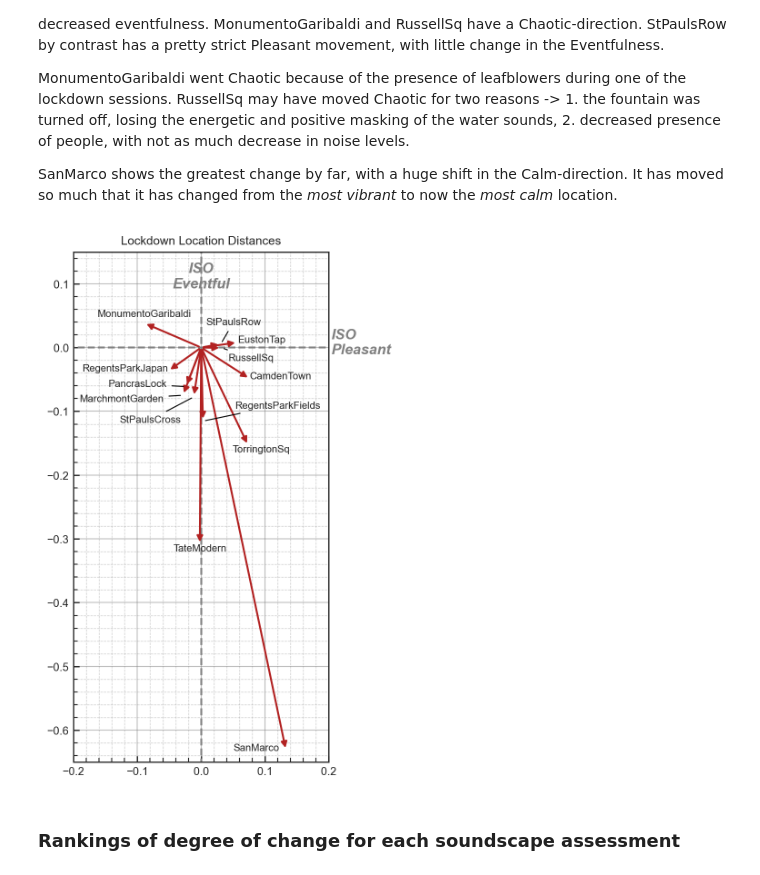
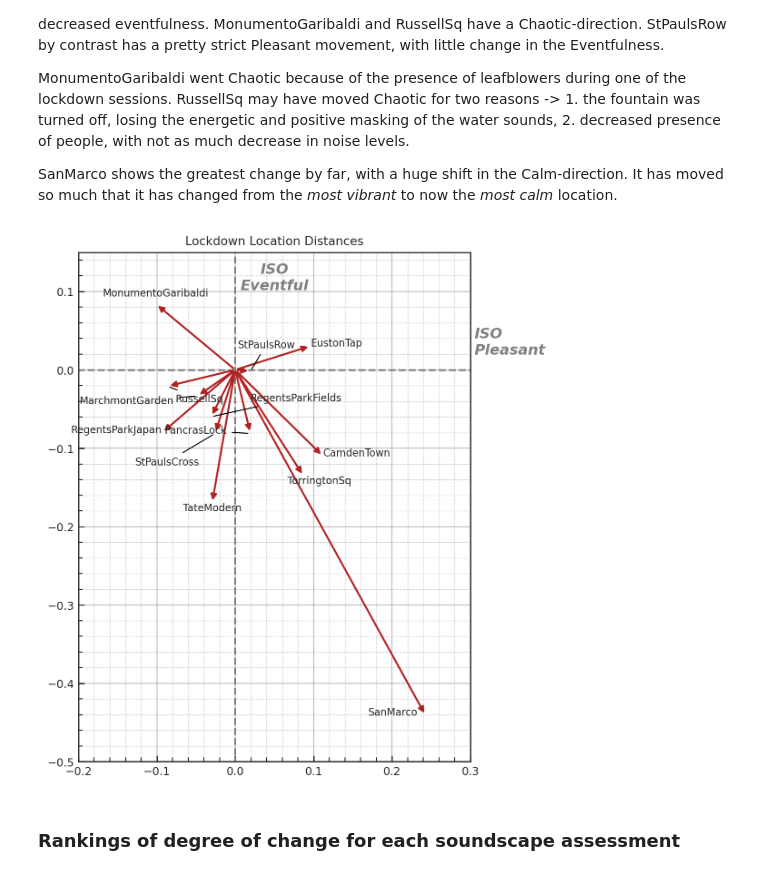
Before and after one commit to MitchellAcoustics/J5_JASA_Lockdown-SS, a Jupyter notebook: Lockdown-prediction-results-circumplex.ipynb, the cells around one changed output. Saved outputs shown, nothing was run; the diff lists cells and outputs as text; code cells hidden in the pictures.

```diff
--- a/Lockdown-prediction-results-circumplex.ipynb
+++ b/Lockdown-prediction-results-circumplex.ipynb
@@ -43,6 +43,6 @@ features = features + dep_vars + acoustic_vars
 ssidData = ssidData[features]
 
 prelockdownData = ssidData[ssidData.Lockdown == 0]
-lockdownData = pd.read_csv(RESULTS_DIR.joinpath("2021-05-19/Predicted Lockdown Data_18766.csv"), index_col=0)
+lockdownData = pd.read_csv(RESULTS_DIR.joinpath("2021-06-02/Predicted Lockdown Data_2021-06-02_2.csv"), index_col=0)
 
 ordered_locations = sorted(set(prelockdownData.LocationID))
@@ -461,7 +463,7 @@ plt.rcParams['figure.dpi'] = 200 # 200 e.g. is really fine, but slower
 
 line_weights = 1.5
 
-ax = fig.add_subplot(221, aspect="equal", xlim=(-0.2, 0.2), ylim=(-0.65, 0.15))
+ax = fig.add_subplot(221, aspect="equal", xlim=(-0.2, 0.3), ylim=(-0.5, 0.15))
 
 ax.title.set_text('Lockdown Location Distances')
 
@@ -542,34 +544,34 @@ def iso_annotations(axes, loc_idx, x_adj=0, y_adj=0, ha="center", arrowprops=dic
         text=diff_summaries["LocationID"][loc_idx],
         xy=(diff_summaries["Pleasant_diff"][loc_idx], diff_summaries["Eventful_diff"][loc_idx]),
         xytext=(
             diff_summaries["Pleasant_diff"][loc_idx] + x_adj,
             diff_summaries["Eventful_diff"][loc_idx] + y_adj,
         ),
         ha=ha,
         arrowprops=arrowprops,
         annotation_clip=False,
         fontsize="small"
     )
 
 iso_annotations(ax, 0, x_adj=-0, y_adj=0, ha="left", arrowprops=None)  # Camden Town
 iso_annotations(ax, 1, x_adj=-0, y_adj=-0, ha="left", arrowprops=None)  # Euston Tap
 iso_annotations(ax, 2, x_adj=-0.03, y_adj=-0.01, ha='right')  # Marchmont Garden
 iso_annotations(ax, 3, x_adj=0, y_adj=0.01, ha="center", arrowprops=None)  # MonumentoGaribaldi
 iso_annotations(ax, 4, x_adj=-0.03, y_adj=0, ha="right")  # St Pancras Lock
 iso_annotations(ax, 5, x_adj=0.05, y_adj=0.02, ha="left")  # Regents Park Fields
 iso_annotations(ax, 6, x_adj=-0, y_adj=0, ha="right", arrowprops=None)  # Regents Park Japan
 iso_annotations(ax, 7, x_adj=0.01, y_adj=-0.02, ha="left")  # Russell sq
 iso_annotations(ax, 8, x_adj=-0.01, y_adj=0, ha="right", arrowprops=None)  # SanMarco
 iso_annotations(ax, 9, x_adj=-0.02, y_adj=-0.04, ha='right')  # St Pauls Cross
 iso_annotations(ax, 10, x_adj=0.02, y_adj=0.03, ha='center')  # St Pauls Row
 iso_annotations(ax, 11, x_adj=-0, y_adj=-0.01, ha='center', arrowprops=None)  # Tate Modern
 iso_annotations(ax, 12, x_adj=0.02, y_adj=-0.01, ha='center', arrowprops=None)  # Torrington Sq
 
 plt.tight_layout()
 plt.show()
 # plt.savefig('LockdownLocationVectors.jpg')
 # %% [output]
-[figure, old version]
+[figure, new version]
 # %% [markdown]
 ### Rankings of degree of change for each soundscape assessment
 # %%
```
Also changed, not shown: parts of 7 cells of this notebook, 49 other files.
